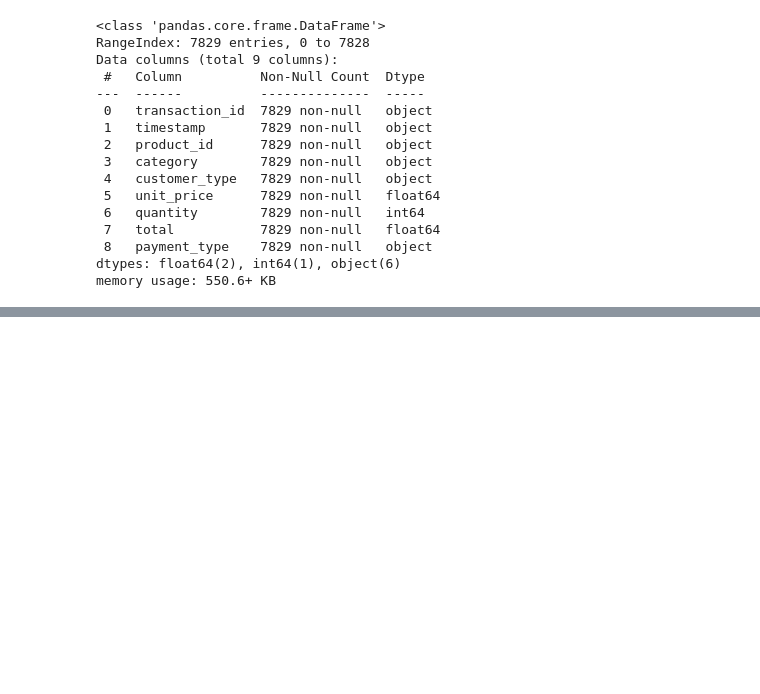
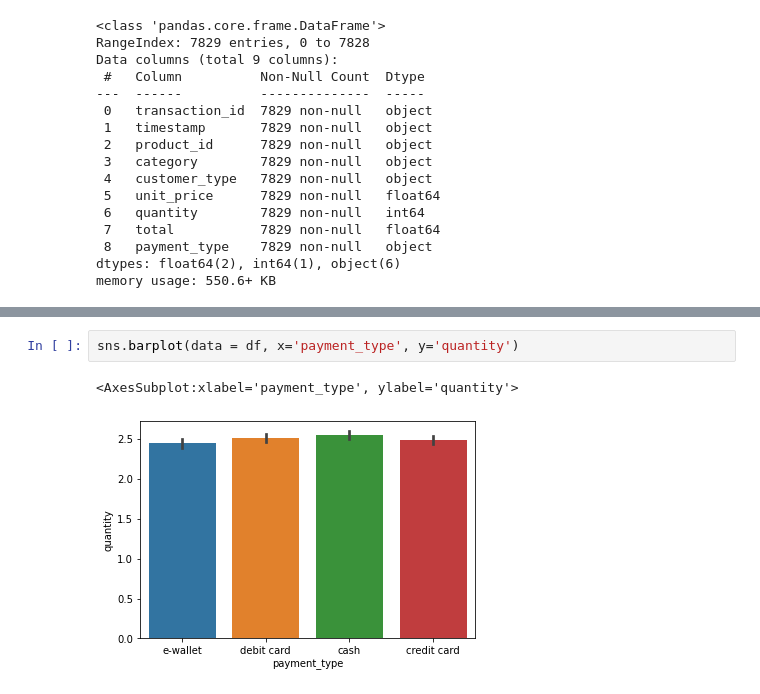
Before and after one commit to DOMINION-JOHN1/Cognizant_artificial_intelligence_project, a Jupyter notebook: cognizant_AI_project.ipynb, the cells around one changed output, grey strips where cells are left out. Drawn from its saved outputs; the diff is of its cells as text; blank space fills up the shorter version.

```diff
--- a/cognizant_AI_project.ipynb
+++ b/cognizant_AI_project.ipynb
@@ -47,0 +76,5 @@ memory usage: 550.6+ KB
+# %%
+sns.barplot(data = df, x='payment_type', y='quantity')
+# %% [output]
+<AxesSubplot:xlabel='payment_type', ylabel='quantity'>
+[figure, added]
```
Also changed, not shown: parts of 10 cells of this notebook.
